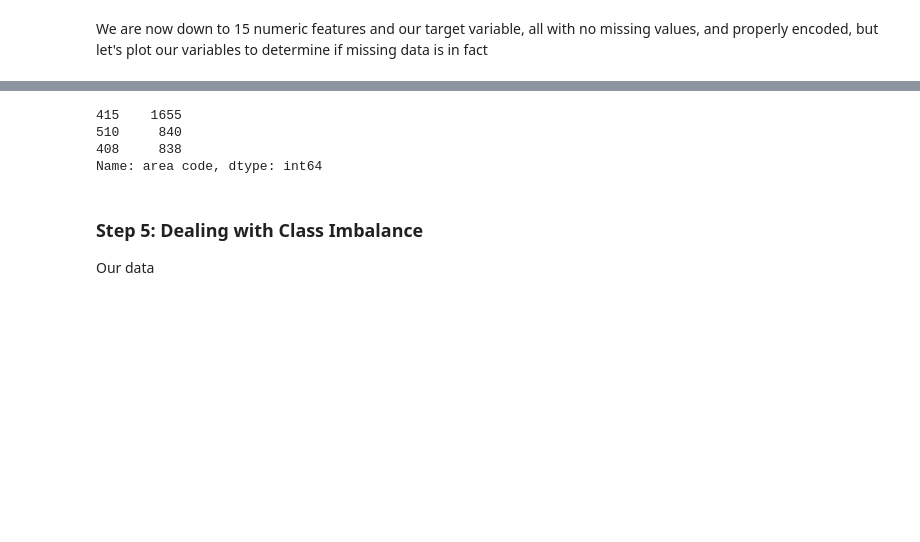
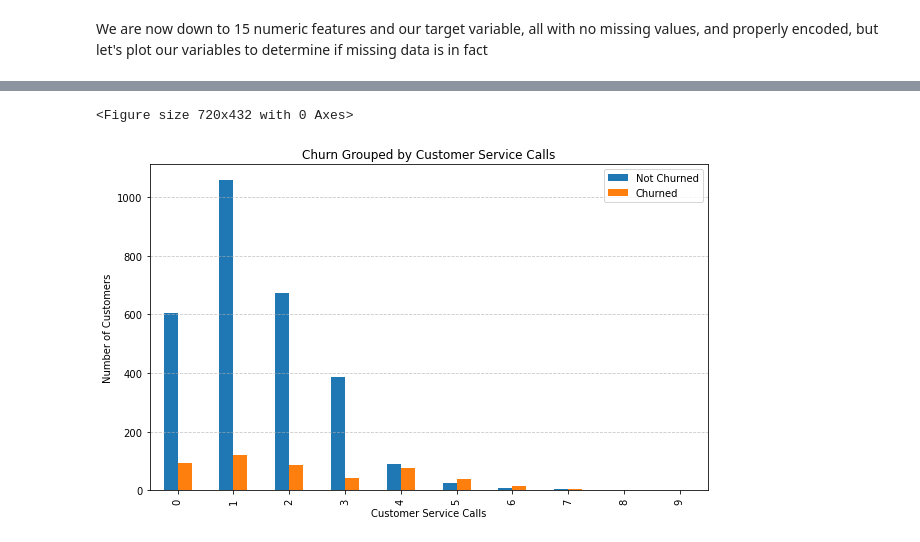
Before and after one commit to jaredlil/project-5-telecom-churn, a Jupyter notebook: Untitled.ipynb, the cells around one changed output, grey strips where cells are left out. Saved outputs shown, nothing was run; the diff lists cells and outputs as text; code cells hidden in the pictures; blank space fills up the shorter version.

```diff
--- a/Untitled.ipynb
+++ b/Untitled.ipynb
@@ -187,10 +188,16 @@ array([[<AxesSubplot:title={'center':'state'}>,
-# %%
-df['area code'].value_counts()
-# %% [output]
-415    1655
-510     840
-408     838
-Name: area code, dtype: int64
-# %% [markdown]
-### Step 5: Dealing with Class Imbalance
-Our data
+# %%
+# Grouping churn data by customer service calls
+churn_grouped = df.groupby("customer service calls")["churn"].value_counts().unstack()
+
+# Plotting the results
+plt.figure(figsize=(10, 6))
+churn_grouped.plot(kind='bar', stacked=False, figsize=(10,6))
+plt.xlabel("Customer Service Calls")
+plt.ylabel("Number of Customers")
+plt.title("Churn Grouped by Customer Service Calls")
+plt.legend(["Not Churned", "Churned"])
+plt.grid(axis='y', linestyle='--', alpha=0.7)
+plt.show()
+# %% [output]
+<Figure size 720x432 with 0 Axes>
+[figure, added]
```
Also changed, not shown: parts of 14 cells of this notebook, 1 other file.
